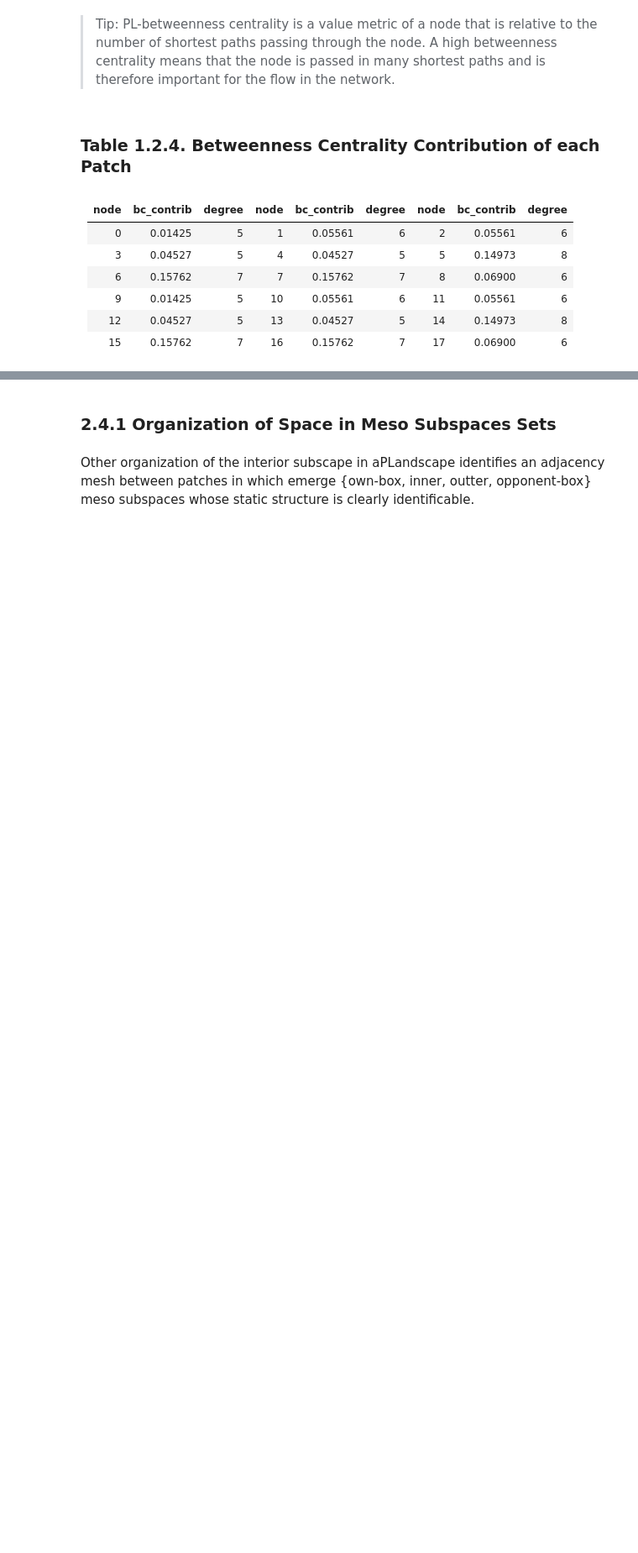
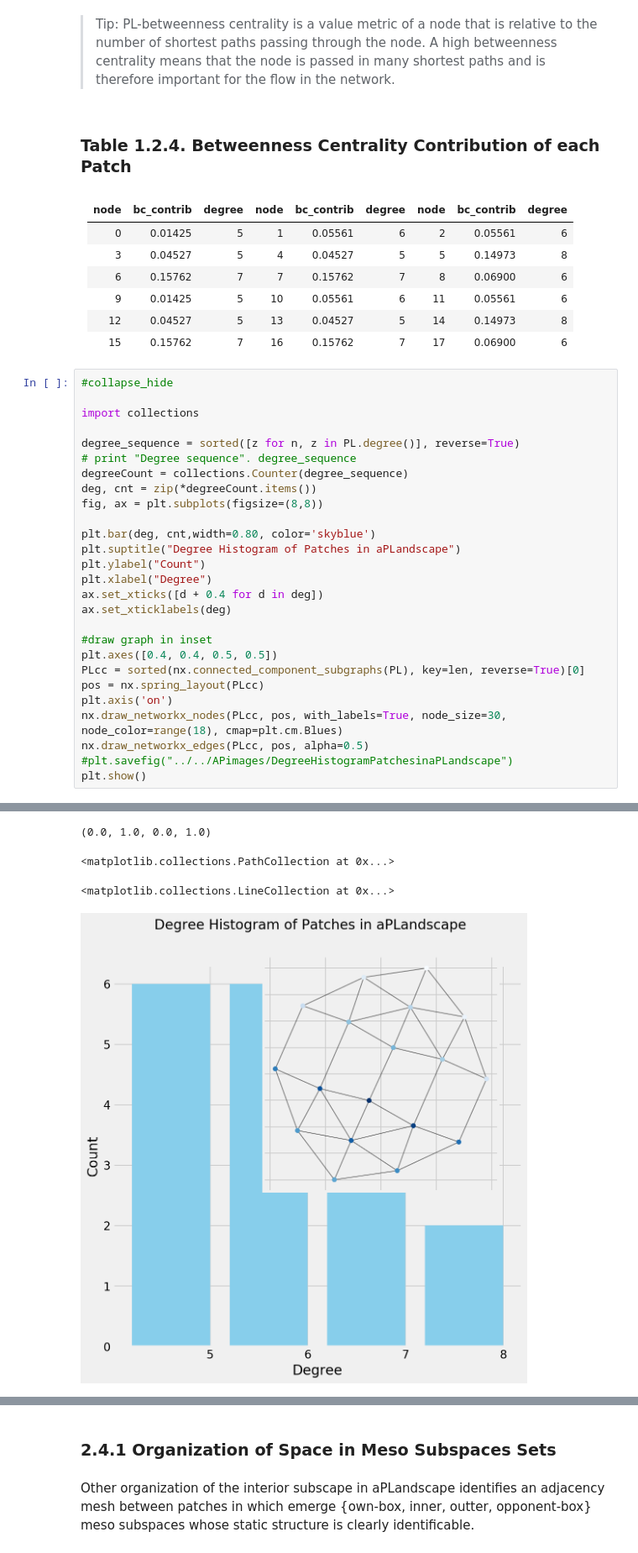
Before and after one commit to chazzpm/aFICSCHASS, a Jupyter notebook: _notebooks/2020-02-17-InteriorSA1-2.ipynb, the cells around one changed output, grey strips where cells are left out. Shown: that part at 84% size. Cells and saved outputs as stored; diff of their text form; blank space fills up the shorter version.

```diff
--- a/_notebooks/2020-02-17-InteriorSA1-2.ipynb
+++ b/_notebooks/2020-02-17-InteriorSA1-2.ipynb
@@ -488,3 +488,31 @@ PL-betweenness centrality is a value metric of a node that is relative to the nu
 |  9  |  0.01425   |   5   | 10   |   0.05561  |   6   |  11  |   0.05561  |  6   |
 | 12  |  0.04527   |   5   | 13   |   0.04527  |   5   |  14  |   0.14973  |  8   |
 | 15  |  0.15762   |   7   | 16   |   0.15762  |   7   |  17  |   0.06900  |  6   |
+# %%
+#collapse_hide
+
+import collections
+
+degree_sequence = sorted([z for n, z in PL.degree()], reverse=True)
+# print "Degree sequence". degree_sequence
+degreeCount = collections.Counter(degree_sequence)
+deg, cnt = zip(*degreeCount.items())
+fig, ax = plt.subplots(figsize=(8,8))
+
+plt.bar(deg, cnt,width=0.80, color='skyblue')
+plt.suptitle("Degree Histogram of Patches in aPLandscape")
+plt.ylabel("Count")
+plt.xlabel("Degree")
+ax.set_xticks([d + 0.4 for d in deg])
+ax.set_xticklabels(deg)
+
+#draw graph in inset
+plt.axes([0.4, 0.4, 0.5, 0.5])
+PLcc = sorted(nx.connected_component_subgraphs(PL), key=len, reverse=True)[0]
+pos = nx.spring_layout(PLcc)
+plt.axis('on')
+nx.draw_networkx_nodes(PLcc, pos, with_labels=True, node_size=30, node_color=range(18), cmap=plt.cm.Blues)
+nx.draw_networkx_edges(PLcc, pos, alpha=0.5)
+#plt.savefig("../../APimages/DegreeHistogramPatchesinaPLandscape")
+plt.show()
+# %% [output]
@@ -491 +529,5 @@ PL-betweenness centrality is a value metric of a node that is relative to the nu
+(0.0, 1.0, 0.0, 1.0)
+<matplotlib.collections.PathCollection at 0x...>
+<matplotlib.collections.LineCollection at 0x...>
+[figure, added]
 # %% [markdown]
```
Also changed, not shown: parts of 2 cells of this notebook.
